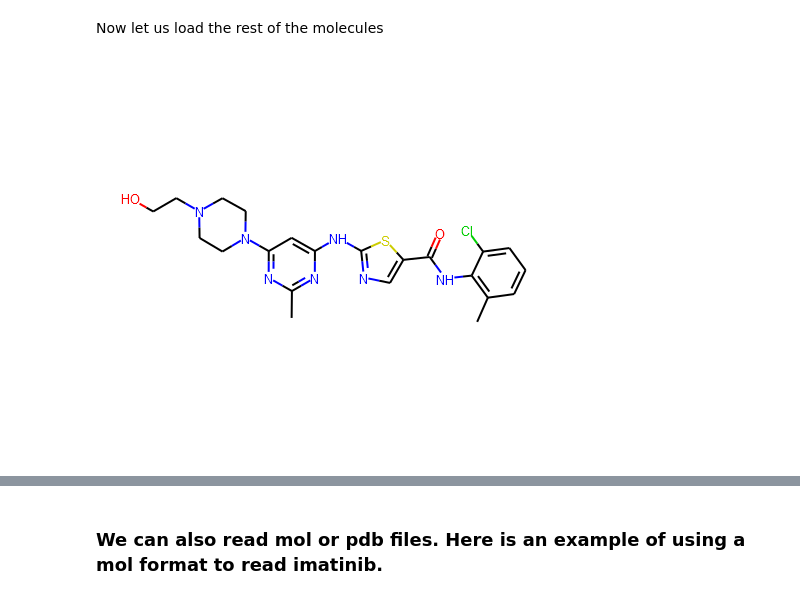
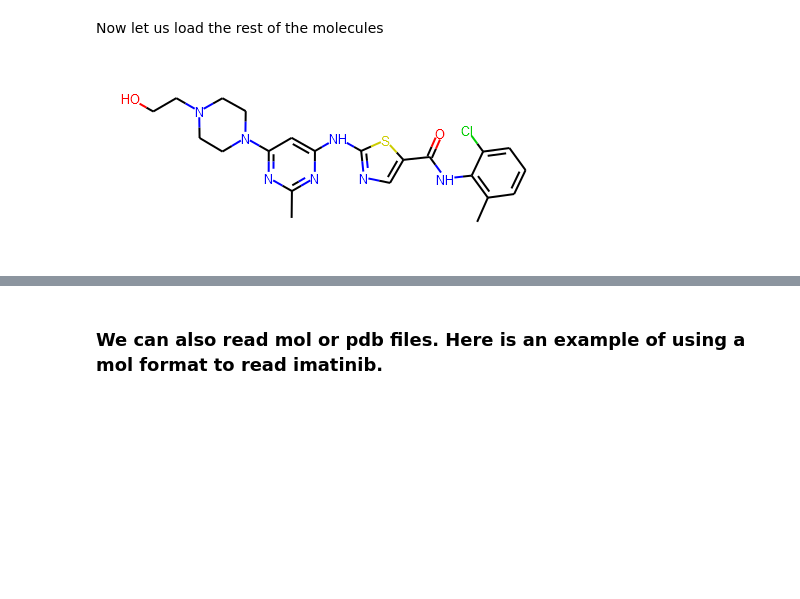
Before and after one commit to ravichas/SRWkshp1, a Jupyter notebook: GeneratingMolecularFeatures-12092019.ipynb, the cells around one changed output, grey strips where cells are left out. Saved outputs shown, nothing was run; the diff lists cells and outputs as text; code cells hidden in the pictures; blank space fills up the shorter version.

```diff
--- a/GeneratingMolecularFeatures-12092019.ipynb
+++ b/GeneratingMolecularFeatures-12092019.ipynb
@@ -147,11 +149,12 @@ imatinib_m
 # %% [markdown]
 Now let us load the rest of the molecules
 # %%
+IPythonConsole.molSize = (450,200)
 dasatinib = 'CC1=C(C(=CC=C1)Cl)NC(=O)C2=CN=C(S2)NC3=CC(=NC(=N3)C)N4CCN(CC4)CCO'
 dasatinib_m = Chem.MolFromSmiles(dasatinib)
 rdDepictor.SetPreferCoordGen(True)
 rdDepictor.Compute2DCoords(dasatinib_m)
 dasatinib_m
 # %% [output]
-[figure, old version]
+[figure, new version]
 # %%
```
Also changed, not shown: parts of 15 cells of this notebook.
